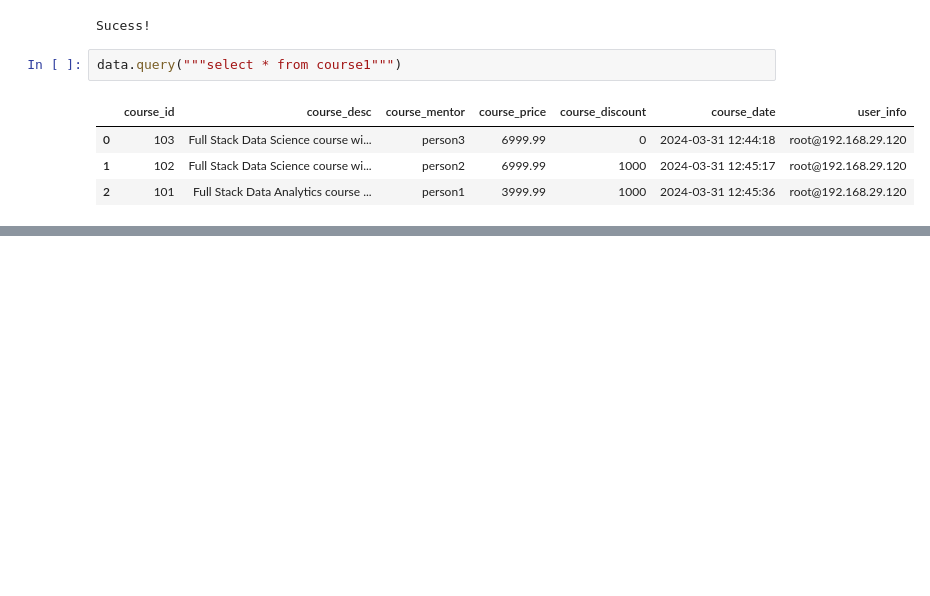
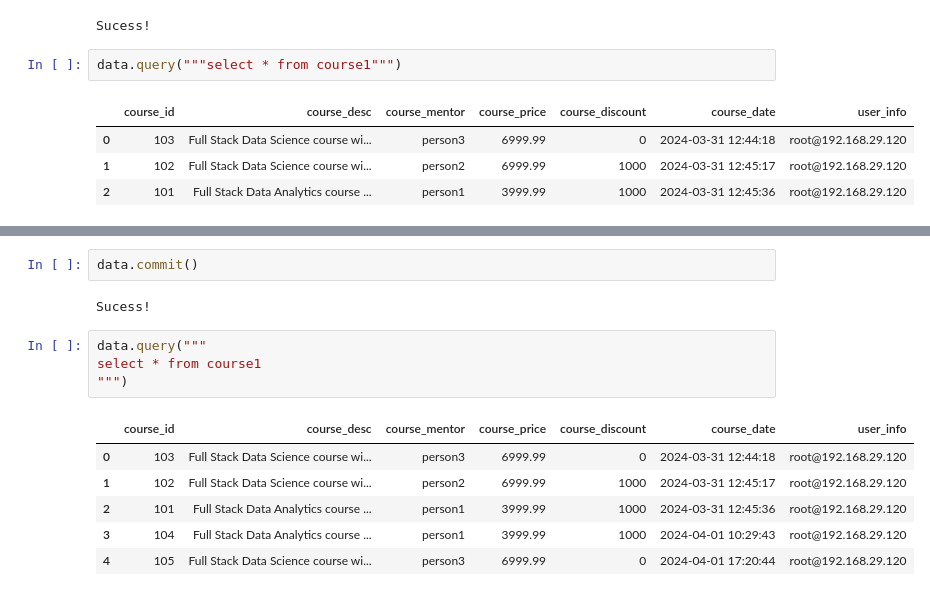
Before and after one commit to dev-hack95/SQL, a Jupyter notebook: SQL10.ipynb, the cells around one changed output, grey strips where cells are left out. Saved outputs shown, nothing was run; the diff lists cells and outputs as text; blank space fills up the shorter version.

```diff
--- a/SQL10.ipynb
+++ b/SQL10.ipynb
@@ -336,0 +410,15 @@ data.query("""select * from course1""")
+# %%
+data.commit()
+# %% [output]
+Sucess!
+# %%
+data.query("""
+select * from course1
+""")
+# %% [output]
+|  | course_id | course_desc | course_mentor | course_price | course_discount | course_date | user_info |
+| 0 | 103 | Full Stack Data Science course wi... | person3 | 6999.99 | 0 | 2024-03-31 12:44:18 | root@192.168.29.120 |
+| 1 | 102 | Full Stack Data Science course wi... | person2 | 6999.99 | 1000 | 2024-03-31 12:45:17 | root@192.168.29.120 |
+| 2 | 101 | Full Stack Data Analytics course ... | person1 | 3999.99 | 1000 | 2024-03-31 12:45:36 | root@192.168.29.120 |
+| 3 | 104 | Full Stack Data Analytics course ... | person1 | 3999.99 | 1000 | 2024-04-01 10:29:43 | root@192.168.29.120 |
+| 4 | 105 | Full Stack Data Science course wi... | person3 | 6999.99 | 0 | 2024-04-01 17:20:44 | root@192.168.29.120 |
```
Also changed, not shown: parts of 9 cells of this notebook.
